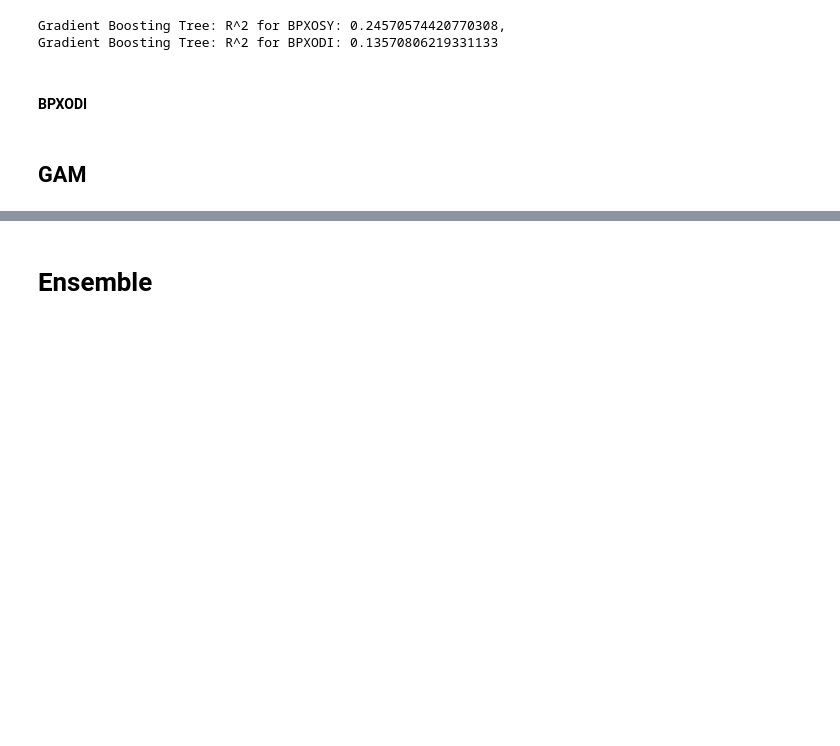
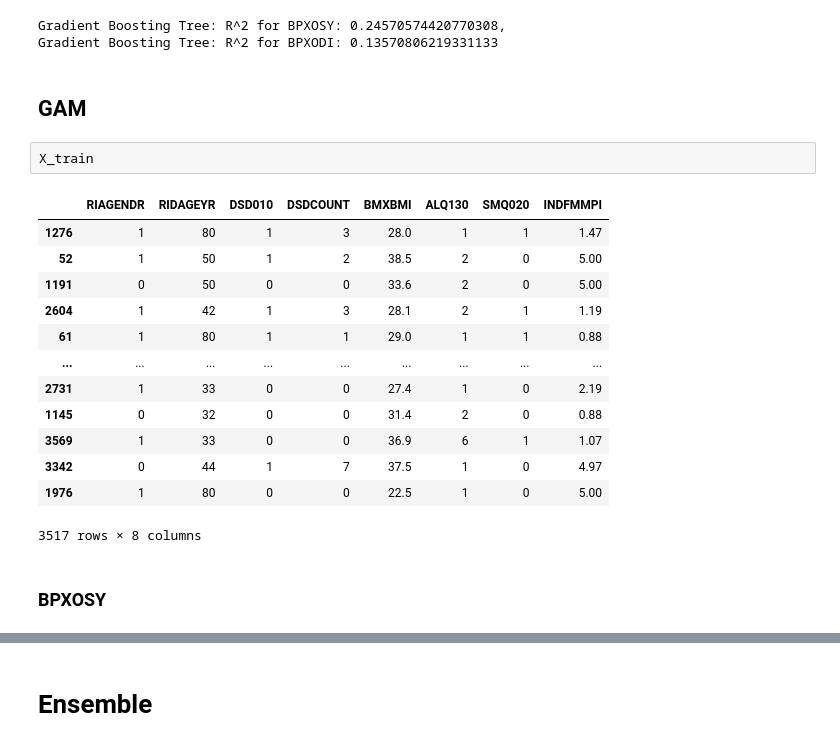
Before and after one commit to LiangqiTang/503-final-project, a Jupyter notebook: Stats 503 Final Project.ipynb, the cells around one changed output, grey strips where cells are left out. Cells and saved outputs as stored; diff of their text form; blank space fills up the shorter version.

```diff
--- a/Stats 503 Final Project.ipynb
+++ b/Stats 503 Final Project.ipynb
@@ -968,7 +972,23 @@ print(f"Gradient Boosting Tree: R^2 for BPXOSY: {r2_h},\nGradient Boosting Tree:
 # %% [output]
 Gradient Boosting Tree: R^2 for BPXOSY: 0.24570574420770308,
 Gradient Boosting Tree: R^2 for BPXODI: 0.13570806219331133
-# %% [markdown]
-#### BPXODI
 # %% [markdown]
 ## GAM
+# %%
+X_train
+# %% [output]
+|  | RIAGENDR | RIDAGEYR | DSD010 | DSDCOUNT | BMXBMI | ALQ130 | SMQ020 | INDFMMPI |
+| 1276 | 1 | 80 | 1 | 3 | 28.0 | 1 | 1 | 1.47 |
+| 52 | 1 | 50 | 1 | 2 | 38.5 | 2 | 0 | 5.00 |
+| 1191 | 0 | 50 | 0 | 0 | 33.6 | 2 | 0 | 5.00 |
+| 2604 | 1 | 42 | 1 | 3 | 28.1 | 2 | 1 | 1.19 |
+| 61 | 1 | 80 | 1 | 1 | 29.0 | 1 | 1 | 0.88 |
+| ... | ... | ... | ... | ... | ... | ... | ... | ... |
+| 2731 | 1 | 33 | 0 | 0 | 27.4 | 1 | 0 | 2.19 |
+| 1145 | 0 | 32 | 0 | 0 | 31.4 | 2 | 0 | 0.88 |
+| 3569 | 1 | 33 | 0 | 0 | 36.9 | 6 | 1 | 1.07 |
+| 3342 | 0 | 44 | 1 | 7 | 37.5 | 1 | 0 | 4.97 |
+| 1976 | 1 | 80 | 0 | 0 | 22.5 | 1 | 0 | 5.00 |
+3517 rows × 8 columns
+# %% [markdown]
+### BPXOSY
```
Also changed, not shown: parts of 7 cells of this notebook, 1 other file.
